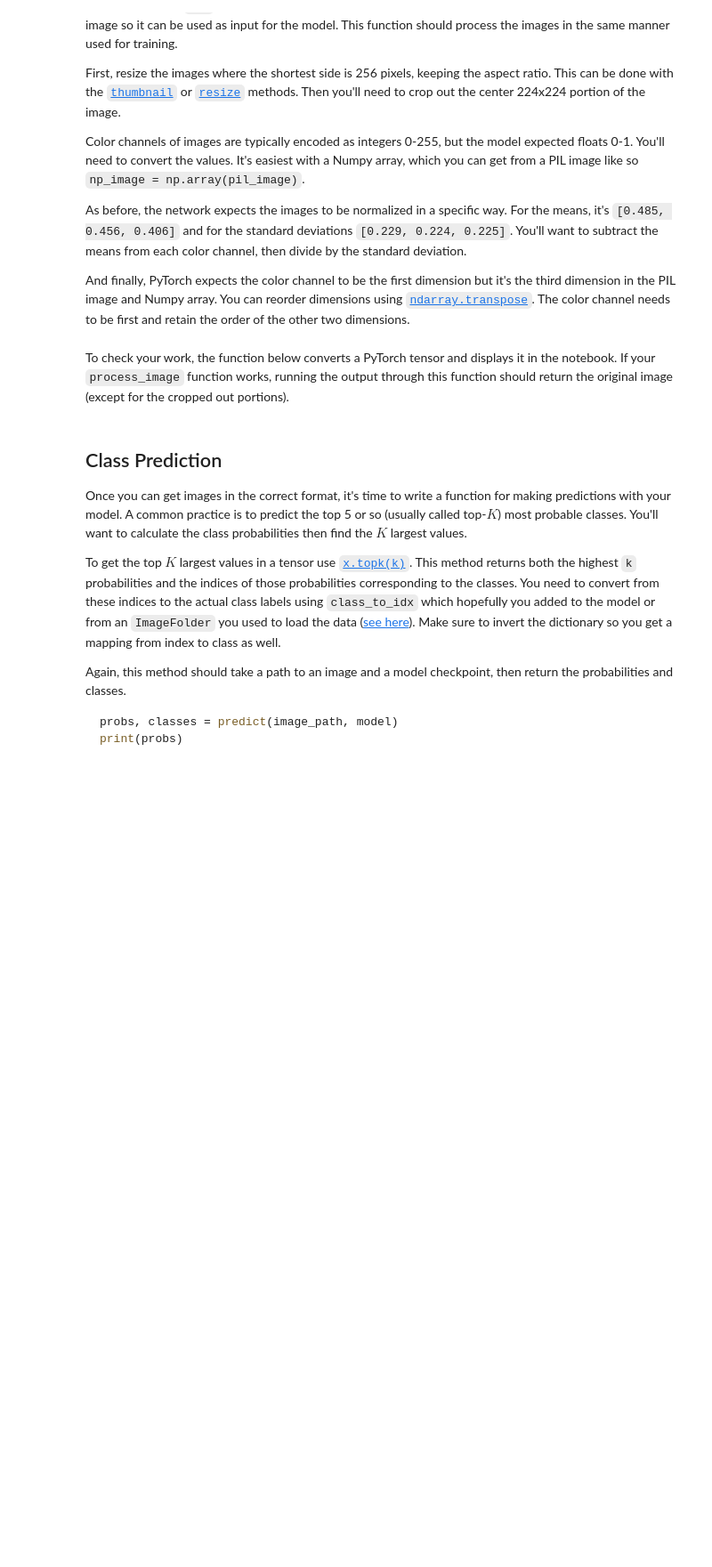
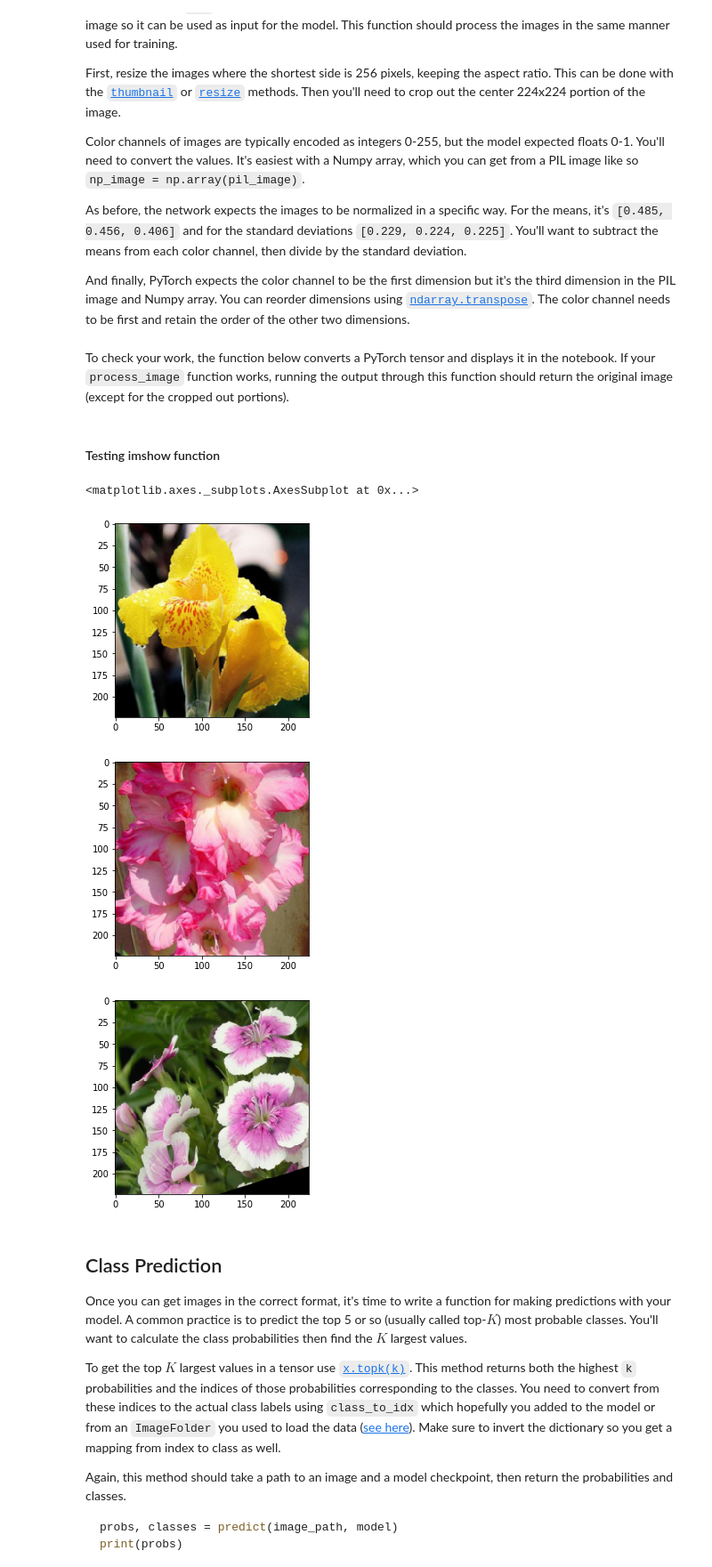
Before and after one commit to BlackKnightBR/Udacity_image_classifier, a Jupyter notebook: Image Classifier Project.ipynb, the cells around one changed output. Shown: that part at 89% size. Saved outputs shown, nothing was run; the diff lists cells and outputs as text; code cells hidden in the pictures; blank space fills up the shorter version.

```diff
--- a/Image Classifier Project.ipynb
+++ b/Image Classifier Project.ipynb
@@ -318,6 +349,23 @@ def imshow(image, ax=None, title=None):
     ax.imshow(image)
 
     return ax
+# %% [markdown]
+#### Testing imshow function
+# %%
+
+images, labels = next(iter(trainloader))
+imshow(images[2])
+
+images, labels = next(iter(validloader))
+imshow(images[3])
+
+images, labels = next(iter(testloader))
+imshow(images[4])
+# %% [output]
+<matplotlib.axes._subplots.AxesSubplot at 0x...>
+[figure, added]
+[figure, added]
+[figure, added]
 # %% [markdown]
 ## Class Prediction
 
```
Also changed, not shown: parts of 19 cells of this notebook.
